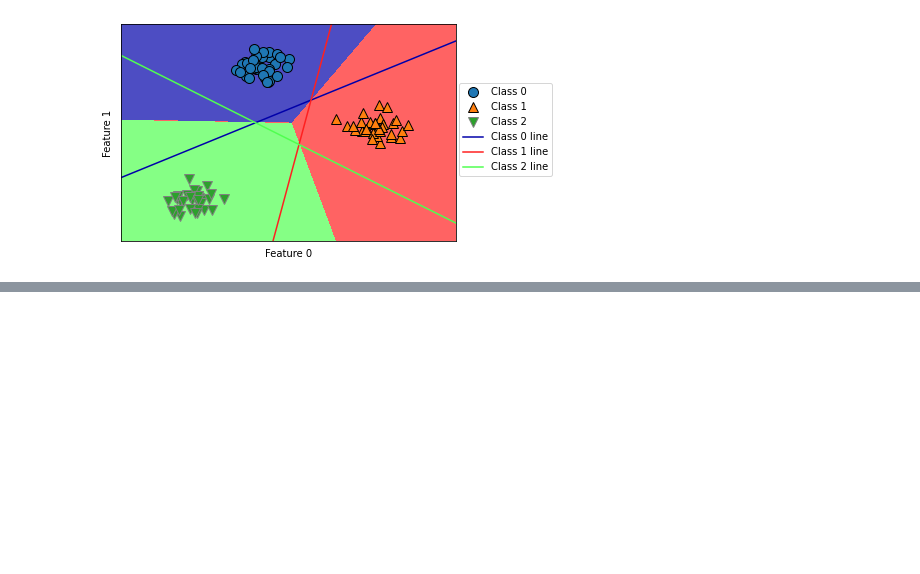
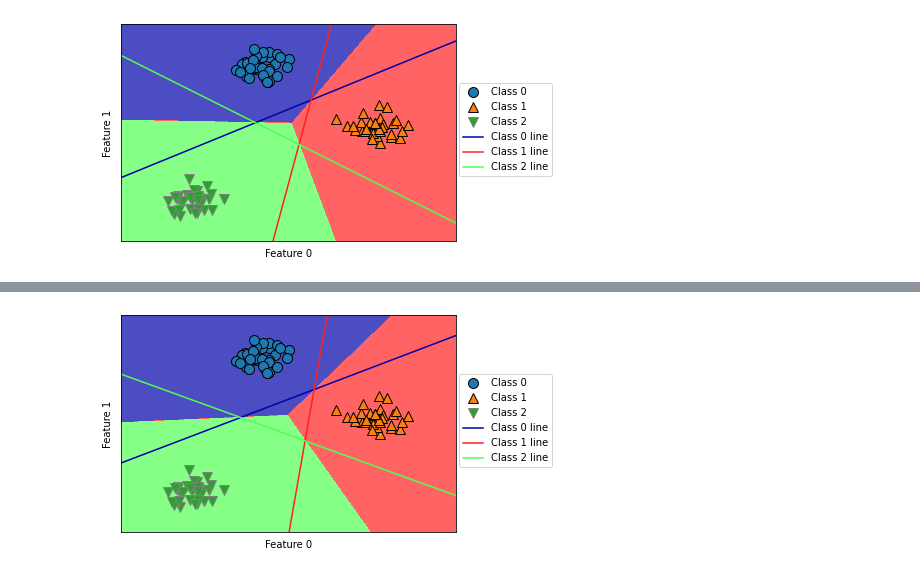
Before and after one commit to Son-BR/Study, a Jupyter notebook: ML with Python/Chapter02/02.supervised_learning.ipynb, the cells around one changed output, grey strips where cells are left out. Saved outputs shown, nothing was run; the diff lists cells and outputs as text; code cells hidden in the pictures; blank space fills up the shorter version.

```diff
--- a/ML with Python/Chapter02/supervised_learning.ipynb
+++ b/ML with Python/Chapter02/02.supervised_learning.ipynb
@@ -786 +791,22 @@ page102
+# %%
+# SGDClassifier의 n_jobs 매개변수
+from sklearn.linear_model import SGDClassifier
+
+# 모델 객체 생성 및 훈련
+sgd_c=SGDClassifier(alpha=0.01, learning_rate='adaptive', eta0=0.1, random_state=42, n_jobs=-1)
+sgd_c.fit(x, y)
+
+mglearn.plots.plot_2d_classification(sgd_c, x, fill=True, alpha=0.7)
+mglearn.discrete_scatter(x[:,0], x[:,1], y)
+line=np.linspace(-15, 15)
+
+for coef, intercept, color in zip(sgd_c.coef_, sgd_c.intercept_, mglearn.cm3.colors):
+    plt.plot(line, -(line*coef[0]+intercept)/coef[1], c=color)
+
+plt.legend(["Class 0", "Class 1", "Class 2", "Class 0 line", "Class 1 line", "Class 2 line"], loc=(1.01, 0.3))
+plt.xlabel("Feature 0")
+plt.ylabel("Feature 1")
+plt.show()
+# %% [output]
+[figure, added]
 # %%
```
Also changed, not shown: parts of 5 cells of this notebook, 2 other files.
